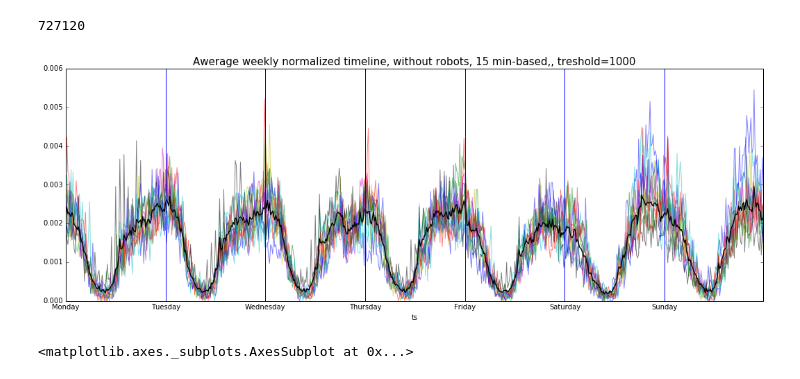
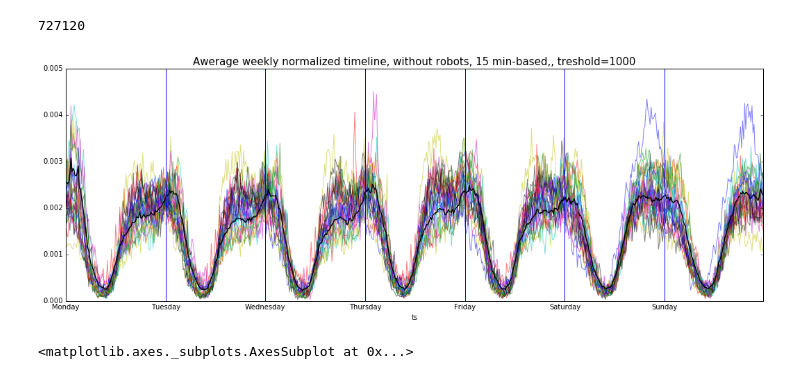
Before and after one commit to Casyfill/CUSP_QC_twitter_scripts, a Jupyter notebook: code/EDA/Spatial_timeline.ipynb, the cells around one changed output. Saved outputs shown, nothing was run; the diff lists cells and outputs as text; code cells hidden in the pictures.

Commit message:
Report 2
- clustering
- network1
- big data

#8yKreFj5

```diff
--- a/code/EDA/Spatial_timeline.ipynb
+++ b/code/EDA/Spatial_timeline.ipynb
@@ -121 +173,3 @@ gdf  = misc.toGeoDataFrame(df, lat='lon',lon='lat')  ### mesed with lat_long
+# %%
+datum = pd.read_pickle('zipJoined.pkl')
 # %%
@@ -295,7 +351,7 @@ gdf2.postalCode.value_counts().hist(bins=20, figsize=(10,10), color='k');
 # %% [output]
 [figure]
 # %%
-gdf2.postalCode.value_counts().sort_values(axis=0, ascending=False, inplace=0).head(20).iloc[::-1].plot(kind='barh', figsize=(10,10), color='k');
+datum.postalCode.value_counts().sort_values(axis=0, ascending=False, inplace=0).head(20).iloc[::-1].plot(kind='barh', figsize=(10,10), color='k');
 # plt.title('20 ZIPCODES with the most geolocated tweets')
 # %% [output]
 <matplotlib.axes._subplots.AxesSubplot at 0x...>
@@ -440,10 +556,10 @@ len(cleanData)
 # %% [output]
 727120
 # %%
-x = bulkWeeks(cleanData, 'postalCode', title='Awerage weekly normalized timeline, without robots, 15 min-based,',
+x = bulkWeeks(datum, 'postalCode', title='Awerage weekly normalized timeline, without robots, 15 min-based,',
           av=True, th=1000, legend=False, verbose=False)
 # %% [output]
-[figure, old version]
+[figure, new version]
 # %%
 LM = [str(x) for x in [10004, 10005, 10006, 10007, 10038, 10280]]
 # %%
```
Also changed, not shown: parts of 71 cells of this notebook, 23 other files.
